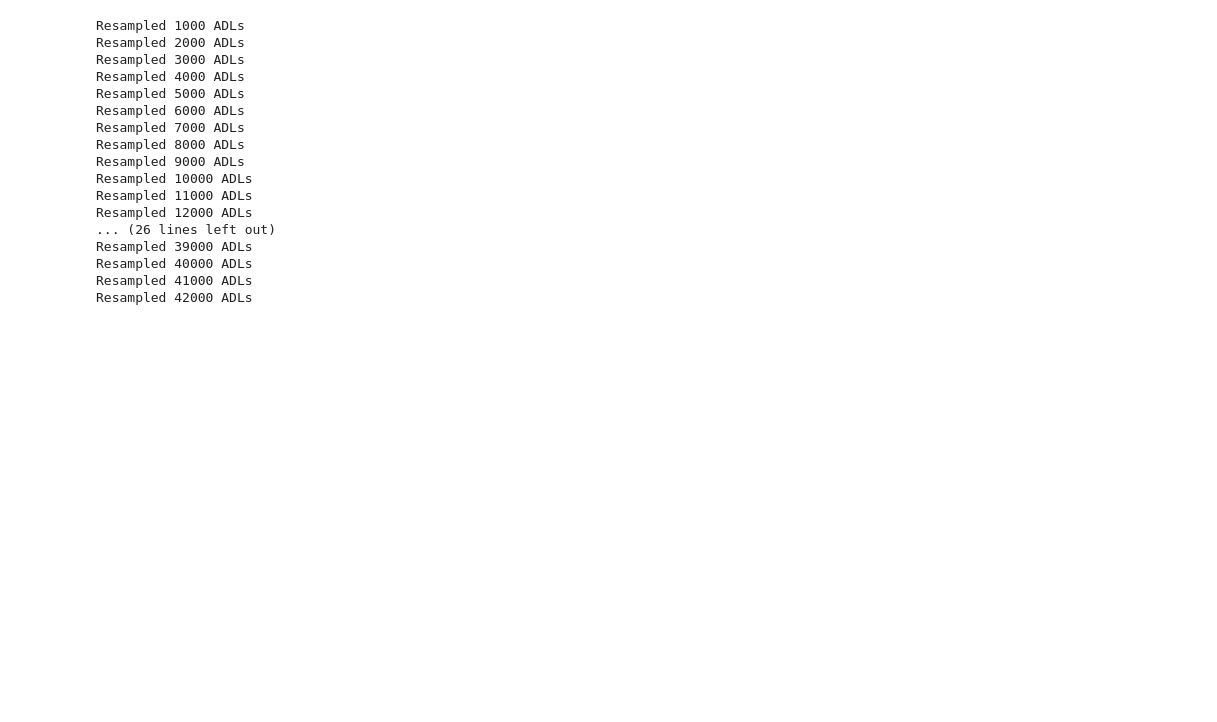
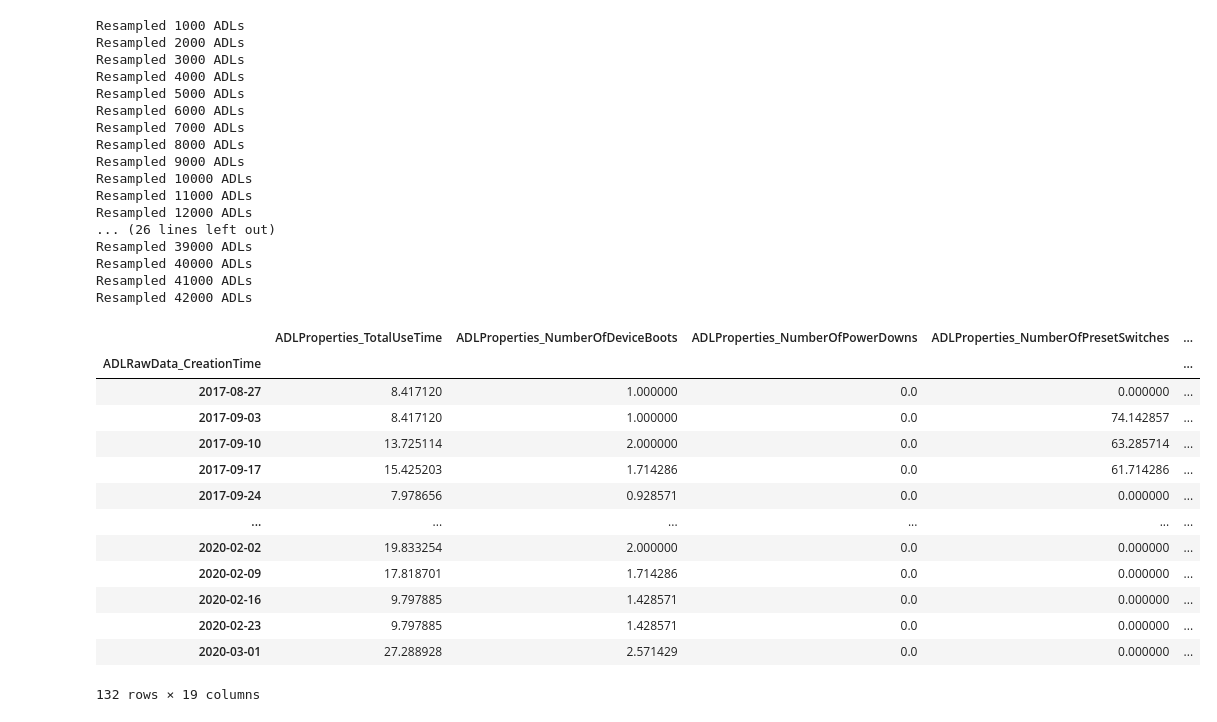
Before and after one commit to tobiaspiechowiak/HA-data-logging, a Jupyter notebook: Prepare_5_predictors_for_returns.ipynb, the cells around one changed output. Saved outputs shown, nothing was run; the diff lists cells and outputs as text; code cells hidden in the pictures; blank space fills up the shorter version.

```diff
--- a/Prepare_5_predictors_for_returns.ipynb
+++ b/Prepare_5_predictors_for_returns.ipynb
@@ -279,8 +279,7 @@ for hi_id, group in for_resample_df.groupby('HearingInstrumentId'):
     time_series = time_series.loc[~time_series.index.duplicated(keep='last')]
     time_series = time_series.sort_index()
 
-    r_time_series = pd.concat([time_series[colmn].diff().resample('W').sum().interpolate(method = 'linear'),\
-                               time_series['MeanVolume'].resample('W').sum().interpolate(method = 'linear')], axis = 1)
+    r_time_series = pd.concat([time_series[colmn].diff().resample('W').sum(),time_series['MeanVolume'].resample('W').sum()], axis = 1)
 
 
     for colname, col in r_time_series.iteritems():
@@ -328,7 +327,22 @@ Resampled 40000 ADLs
 Resampled 41000 ADLs
 Resampled 42000 ADLs
 # %%
-r_time_series
+r_time_series / 7
+# %% [output]
+|  | ADLProperties_TotalUseTime | ADLProperties_NumberOfDeviceBoots | ADLProperties_NumberOfPowerDowns | ADLProperties_NumberOfPresetSwitches | ... |
+| ADLRawData_CreationTime |  |  |  |  | ... |
+| 2017-08-27 | 8.417120 | 1.000000 | 0.0 | 0.000000 | ... |
+| 2017-09-03 | 8.417120 | 1.000000 | 0.0 | 74.142857 | ... |
+| 2017-09-10 | 13.725114 | 2.000000 | 0.0 | 63.285714 | ... |
+| 2017-09-17 | 15.425203 | 1.714286 | 0.0 | 61.714286 | ... |
+| 2017-09-24 | 7.978656 | 0.928571 | 0.0 | 0.000000 | ... |
+| ... | ... | ... | ... | ... | ... |
+| 2020-02-02 | 19.833254 | 2.000000 | 0.0 | 0.000000 | ... |
+| 2020-02-09 | 17.818701 | 1.714286 | 0.0 | 0.000000 | ... |
+| 2020-02-16 | 9.797885 | 1.428571 | 0.0 | 0.000000 | ... |
+| 2020-02-23 | 9.797885 | 1.428571 | 0.0 | 0.000000 | ... |
+| 2020-03-01 | 27.288928 | 2.571429 | 0.0 | 0.000000 | ... |
+132 rows × 19 columns
 # %%
 new_resampled_df['class'] = 0
 new_resampled_df.loc[new_resampled_df['ADLRawData_HearingInstrumentId'].isin(hi_id_last_ADL), 'class'] = 1
```
Also changed, not shown: parts of 3 cells of this notebook.
